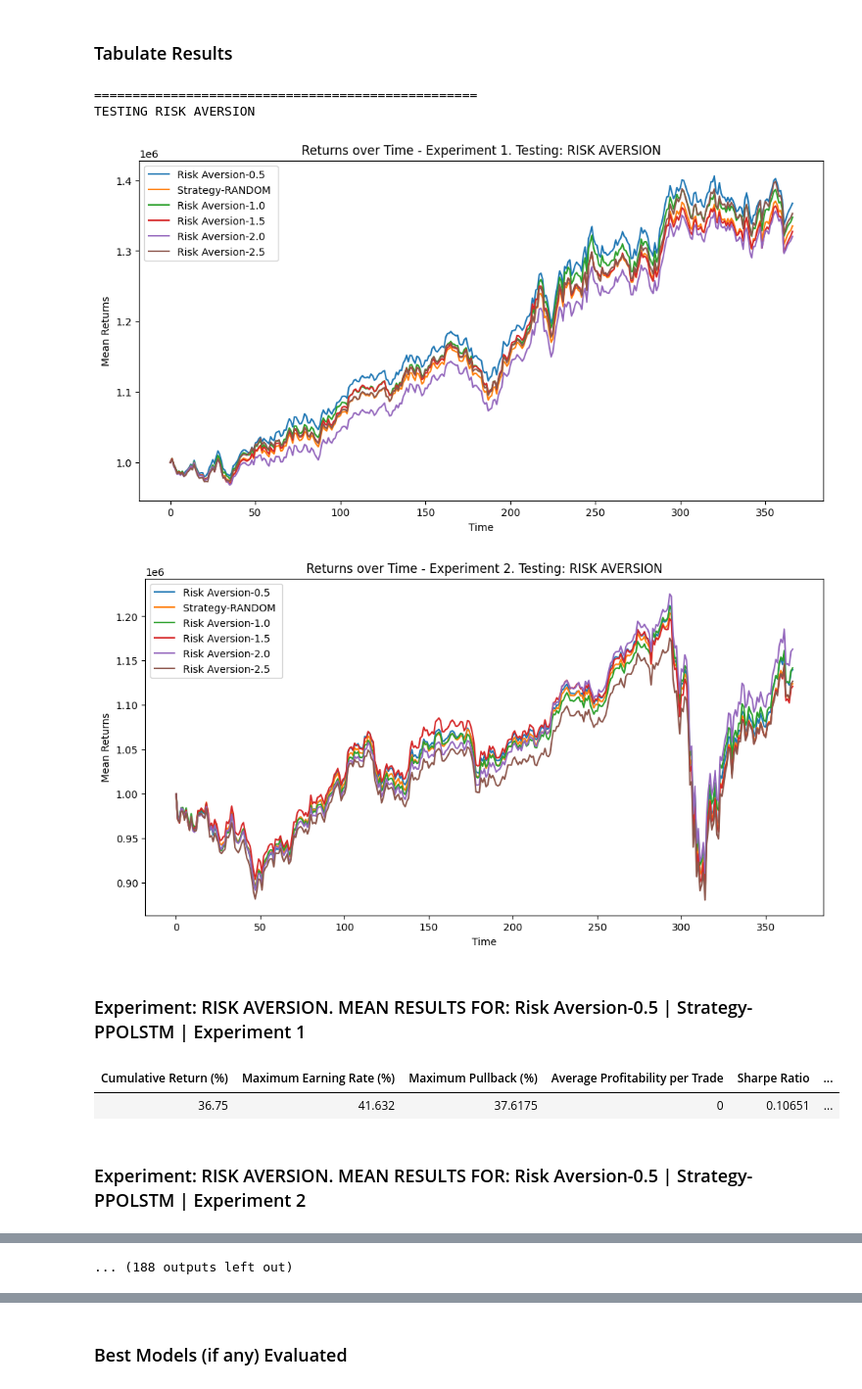
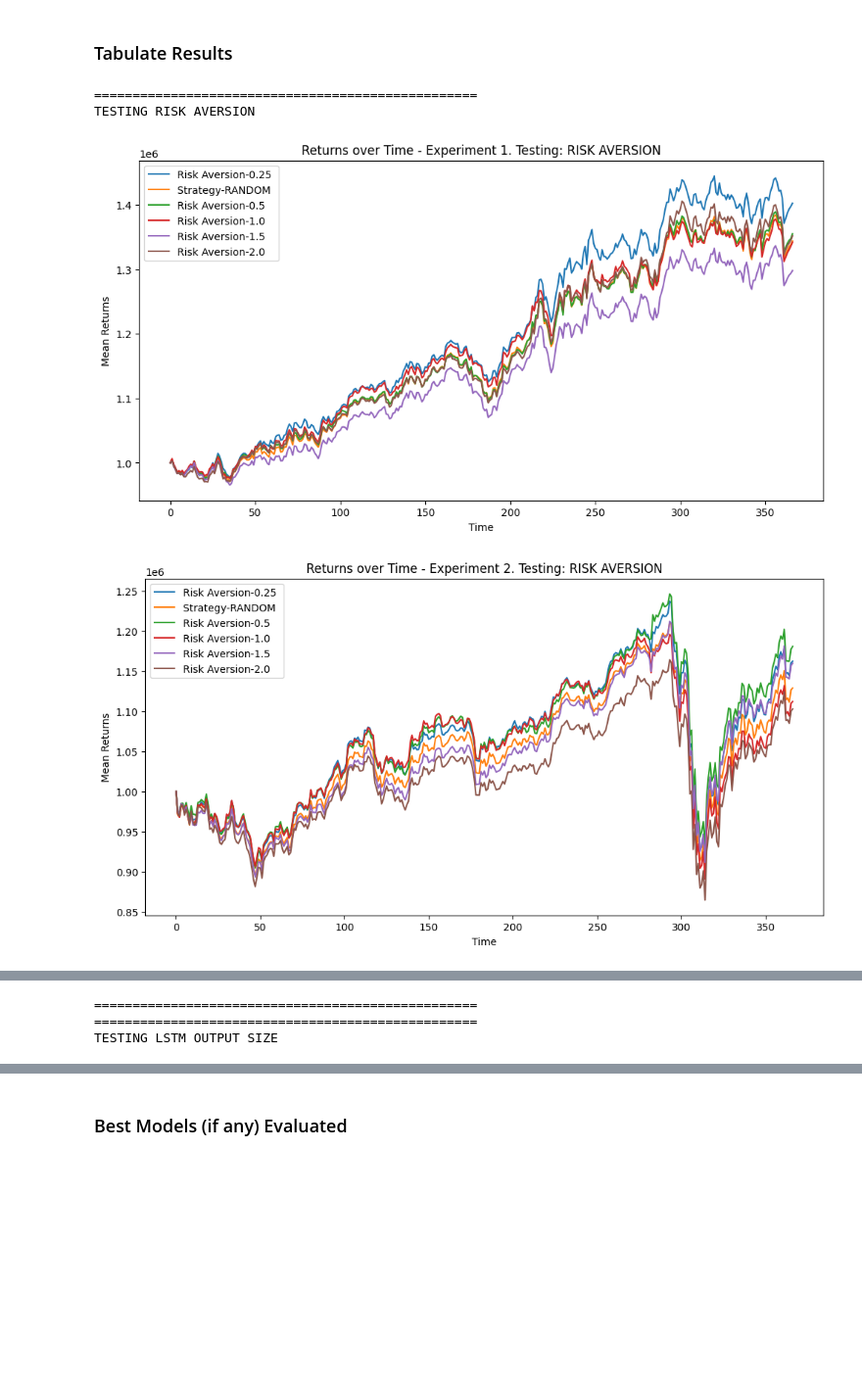
Before and after one commit to rogoson/Dissertation, a Jupyter notebook: DissertationCode.ipynb, the cells around one changed output, grey strips where cells are left out. Shown at 98% size. Saved outputs shown, nothing was run; the diff lists cells and outputs as text; code cells hidden in the pictures; blank space fills up the shorter version.

Commit message:
experiments run

```diff
--- a/DissertationCode.ipynb
+++ b/DissertationCode.ipynb
@@ -334,7 +334,7 @@ TIME_WINDOW = 30
 LEARNING_FREQUENCIES = (TRAINING_PERIODS / np.array([10, 20, 30, 40, 50])).astype(int)
 START_CASH = 1000000
 LSTMHIDDENSIZE = 128
-AGENT_RISK_AVERSIONS = np.array([1, 2, 3, 4, 5]) / 2 #i know, this probably shouldn't go here
+AGENT_RISK_AVERSIONS = np.array([0.25, 0.5, 1, 1.5, 2]) #i know, this probably shouldn't go here
 STRATEGIES = ["PPOLSTM", "RANDOM"]
 FINAL_STRATEGIES = STRATEGIES + ["SSEBuyAndHold", "SENSEXBuyAndHold", "FTSEBuyAndHold", "DOWBuyAndHold", "BuyAndHoldAll"]
 REPEATS = 10
@@ -427,11 +427,11 @@ def trainingLoop(riskAversion=0, lstmOutputSize=512, rewardFunction="CVaR", freq
                         gamma=0.99,
                         lstmHiddenSize=LSTMHIDDENSIZE,
                         actor_noise=0,
-                        batch_size=384,
+                        batch_size=512,
                         fc1_n=128,
                         fc2_n=128,
                         gaeLambda=0.98,
-                        epochs=5,
+                        epochs=10,
                         riskAversion=riskAversion,
                     )
                 primaryEnvironment = TimeSeriesEnvironment(dataframes, start, TIME_WINDOW, TRAINING_PERIODS, START_CASH, riskAversion, 2.5e-4)
@@ -546,11 +546,13 @@ def plotPerformance(test):
     for experiment in range(EXPERIMENTS):
         plt.figure(figsize=(12,6))
         relevantPeriods = int(2/3 * TRAINING_PERIODS) + 2
-        name = f"Experiment_{experiment + 1}_" #+ datetime.now().strftime("%Y-%m-%d_%H_%M_%S")
-        if not os.path.exists(f"plots/Test-{test}/"):
-            os.makedirs(f"plots/Test-{test}/")
-        if not os.path.exists(f"portfolios/Test-{test}/"):
-            os.makedirs(f"portfolios/Test-{test}/")
+        name = f"Experiment_{experiment + 1}_"
+        portfolioFolder = f"portfolios/Test-{test}/"+ datetime.now().strftime("%Y-%m-%d") + "/"
+        plotsFolder = f"plots/Test-{test}/"+ datetime.now().strftime("%Y-%m-%d") + "/"
+        if not os.path.exists(portfolioFolder):
+            os.makedirs(portfolioFolder)
+        if not os.path.exists(plotsFolder):
+            os.makedirs(plotsFolder)
         for k, v in averagePerformance.items():
             if test.lower() in k.lower() or "RANDOM" in k: # i wrote this at 12am forgive me
                 shouldBeSkipped = False
@@ -568,17 +570,17 @@ def plotPerformance(test):
                     # labelIndices = range(0, len(labels), 1)
                     # plt.xticks(labelIndices, rotation=45)
                     plt.plot(array, label=l) ## too tired
-                    np.savetxt(f"portfolios/Test-{test}/{name}{l}.txt", array, fmt='%f')
+                    np.savetxt(f"{portfolioFolder}{name}{l}.txt", array, fmt='%f')
         plt.title(f"Returns over Time - Experiment {experiment + 1}. Testing: {test}")
         plt.xlabel("Time")
         plt.ylabel("Mean Returns")
         plt.legend()
-        plt.savefig(f"plots/Test-{test}/{name}")
+        plt.savefig(f"{plotsFolder}{name}")
         plt.show()
 # %% [markdown]
 ### Tabulate Results
 # %%
-def tabulateResults(exp):
+def tabulateResults():
     for k, v in allResults.items():
         table = [list(v[0].keys()) + ["Standard Deviation"]]
         meanReturns, meanMER, meanPB, meanAPPT, meanSR, timeSteps = 0, 0, 0, 0, 0, 0
@@ -594,7 +596,7 @@ def tabulateResults(exp):
         array = [meanReturns, meanMER, meanPB, meanAPPT, meanSR, timeSteps, np.std(deviations)]
         array = [i/len(v) for i in array]
         table.append(array)
-        tabulate_neatly(table, headers="firstrow", title=f"Experiment: {exp}. MEAN RESULTS FOR: " + k)
+        tabulate_neatly(table, headers="firstrow", title=f"MEAN RESULTS FOR: " + k)
 # %%
 def test():
     for testType, active in TESTING.items():
@@ -609,45 +611,40 @@ def test():
                 ],
                 "REWARD FUNCTION": lambda: [
                     trainingLoop(
-                        riskAversion=(1.5 if r == "CVaR" else 0), rewardFunction=r
+                        riskAversion=(0.5 if r == "CVaR" else 0), rewardFunction=r
                     )
                     for r in REWARD_FUNCTIONS
                 ],
                 "LEARNING FREQUENCY": lambda: [
                     trainingLoop(freq=fr) for fr in LEARNING_FREQUENCIES
                 ],
                 "PARALLEL ENVIRONMENTS": lambda: [
                     trainingLoop(parr=par) for par in NUMBER_OF_PARALLEL_ENVIRONMENTS
                 ],
                 "LEARNING RATE": lambda: [
                     trainingLoop(lr=learn) for learn in LEARNING_RATES
                 ],
             }
 
             testLoops[testType]()
             break
 
 
 def run_tests():
     for key in TESTING.keys():
         print("=" * 50)
         TESTING[key] = True
-        allResults = defaultdict(list)
         test()
         plotPerformance(key)
-        tabulateResults(key)
         TESTING[key] = False
         print("=" * 50)
+    tabulateResults()
 
 
 # Run the tests
 run_tests()
 # %% [output]
 ==================================================
 TESTING RISK AVERSION
-[figure, old version]
+[figure, new version]
-[figure, old version]
+[figure, new version]
-Experiment: RISK AVERSION. MEAN RESULTS FOR: Risk Aversion-0.5 | Strategy-PPOLSTM | Experiment 1
-| Cumulative Return (%) | Maximum Earning Rate (%) | Maximum Pullback (%) | Average Profitability per Trade | Sharpe Ratio | ... |
-| 36.75 | 41.632 | 37.6175 | 0 | 0.10651 | ... |
-Experiment: RISK AVERSION. MEAN RESULTS FOR: Risk Aversion-0.5 | Strategy-PPOLSTM | Experiment 2
@@ -663 +651,3 @@ Experiment: RISK AVERSION. MEAN RESULTS FOR: Risk Aversion-1.0 | Strategy-PPOLST
-... (188 outputs left out)
+==================================================
+==================================================
+TESTING LSTM OUTPUT SIZE
```
Also changed, not shown: parts of 1 cell of this notebook.
